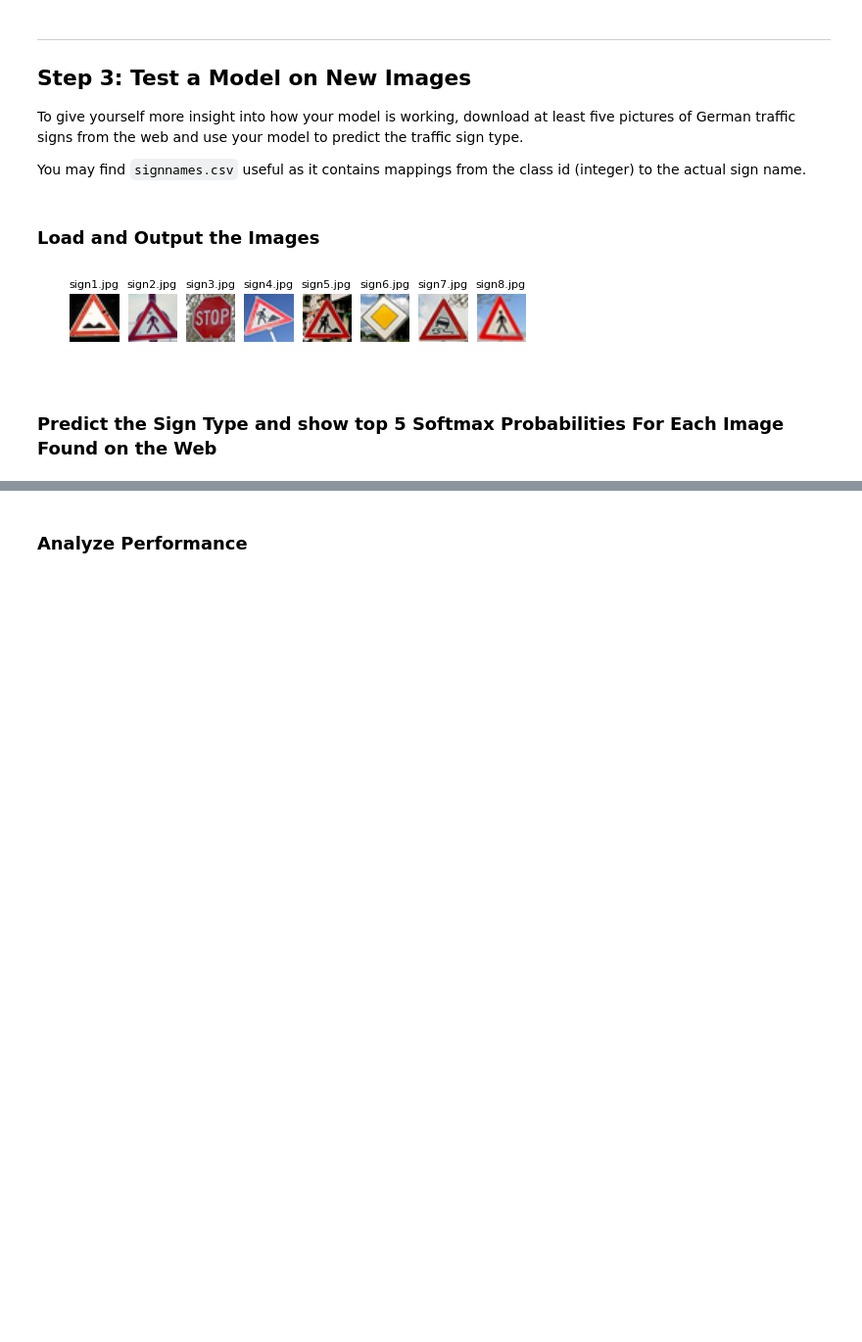
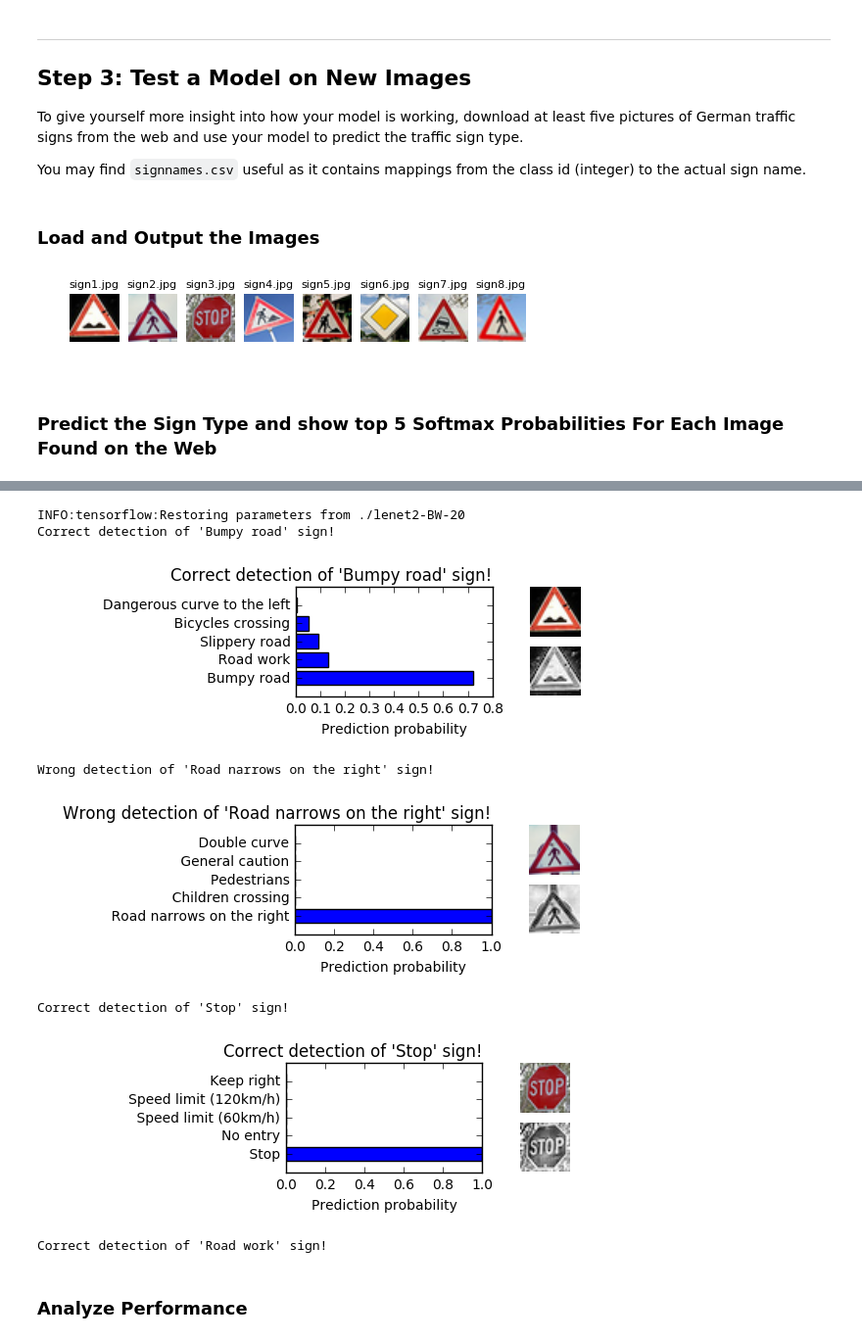
Before and after one commit to da-phil/SDC-Traffic-Sign-Classifier-Project, a Jupyter notebook: Traffic_Sign_Classifier.ipynb, the cells around one changed output, grey strips where cells are left out. Shown at 98% size. Cells and saved outputs as stored; diff of their text form; code cells hidden in the pictures; blank space fills up the shorter version.

```diff
--- a/Traffic_Sign_Classifier.ipynb
+++ b/Traffic_Sign_Classifier.ipynb
@@ -815,3 +791,18 @@ Test Accuracy (class 42)= 0.611
+# %%
+# Keras test network accuracy
+test_accuracy = LeNet3.evaluate(X_test_norm, keras.utils.to_categorical(y_test, n_classes), verbose=0)[1]
+print("Test Accuracy = %.3f" % test_accuracy)
+accuracies = []
+for i, sign in enumerate(class_indexes_test):
+    pred = LeNet3.evaluate(X_test_norm[sign[0]], keras.utils.to_categorical(y_test[sign[0]], n_classes), verbose=0)[1]
+    accuracies.append(pred)
+fig = plt.figure(figsize=(15,5))
+plt.bar(range(n_classes), accuracies)
+plt.xticks(range(n_classes), range(n_classes))
+plt.xlabel("Traffic sign classes")
+plt.ylabel("Accuracy on test dataset")
+plt.tight_layout(pad=0.01)
+plt.show(True)
 # %% [markdown]
 ---
 
@@ -949,3 +842,46 @@ TopKV2(values=array([[  7.36782074e-01,   2.50679165e-01,   8.94986652e-03,
+# %%
+### Run the predictions here and use the model to output the prediction for each image.
+### Make sure to pre-process the images with the same pre-processing pipeline used earlier.
+nr_top = 5
+top  = tf.nn.top_k(tf.nn.softmax(logits), k=nr_top)
+with tf.Session() as sess:
+    saver.restore(sess, tf.train.latest_checkpoint('.'))
+
+    for i in range(len(test_images_norm)):
+        feed = {x: np.expand_dims(test_images_norm[i], axis=0), keep_prob: 1}
+        values, indicies = sess.run(top, feed_dict=feed)
+        print("%s detection of '%s' sign!" % ("Correct" if indicies.flatten()[0] == test_labels[i] else "Wrong",
+                                             labels[indicies.flatten()[0]]))
+        fig1 = plt.figure(figsize=(4,3))
+        gs = gridspec.GridSpec(4,3)
+
+        gs.update(left=0.05, right=0.48, wspace=0.05)
+        ax = plt.subplot2grid((4,3), (0,2))
+        ax.imshow(test_images[i].squeeze())
+        ax.set_axis_off()
+        ax = plt.subplot2grid((4,3), (1,2))
+        ax.imshow(test_images_norm[i].squeeze(), cmap="gray")
+        ax.set_axis_off()
+        plt.subplot2grid((4,3), (0,0), colspan=2, rowspan=2)
+        plt.title("%s detection of '%s' sign!" %
+                  ("Correct" if indicies.flatten()[0] == test_labels[i] else "Wrong", labels[indicies.flatten()[0]]), loc="right")
+
+        plt.barh(range(5), values.flatten(), align="center")
+        plt.yticks(range(5), ["%40s" % labels[i] for i in indicies.flatten()])
+        plt.xlabel("Prediction probability")
+        fig1.savefig("./examples/pred_tf%d.png" % i, bbox_inches="tight")
+
+        #plt.tight_layout()
+        plt.show(True)
+# %% [output]
+INFO:tensorflow:Restoring parameters from ./lenet2-BW-20
+Correct detection of 'Bumpy road' sign!
+[figure, added]
+Wrong detection of 'Road narrows on the right' sign!
+[figure, added]
+Correct detection of 'Stop' sign!
+[figure, added]
+Correct detection of 'Road work' sign!
 # %% [markdown]
 ### Analyze Performance
 # %%
```
Also changed, not shown: parts of 28 cells of this notebook.
